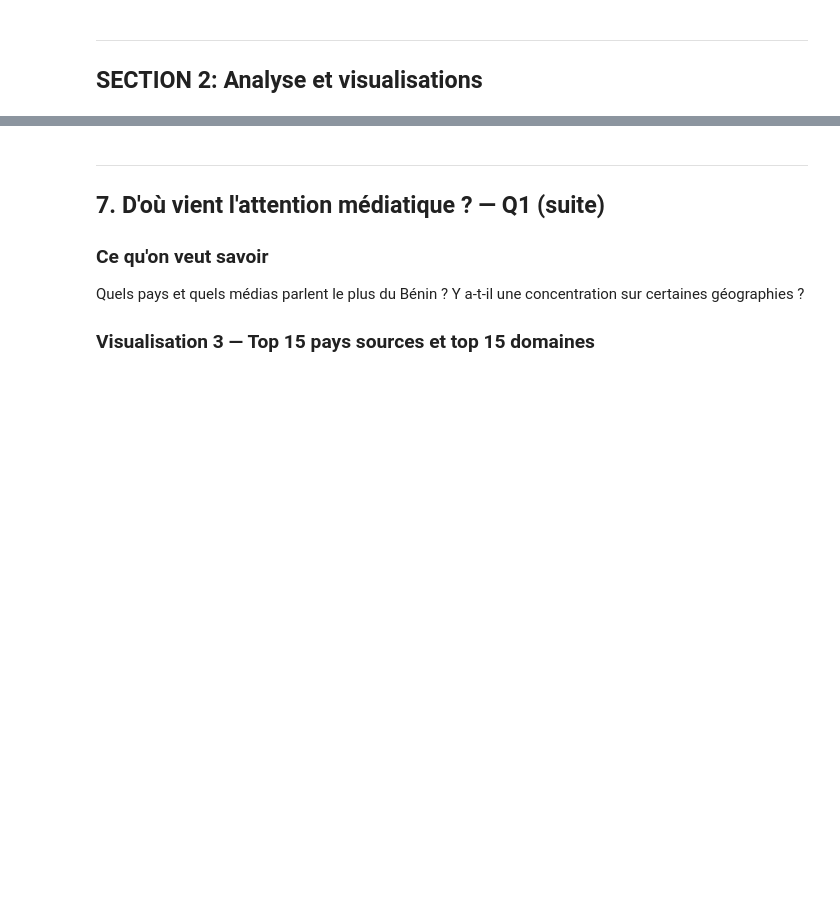
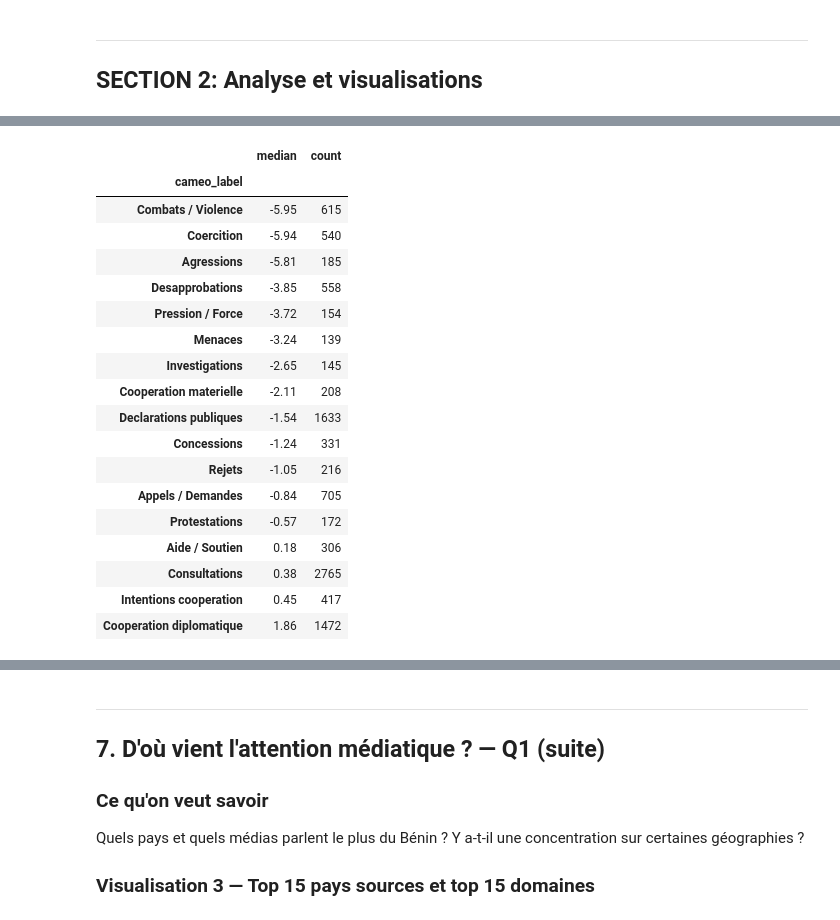
Before and after one commit to CarineEpitech/Hackathon_Isheero_Team04, a Jupyter notebook: notebooks/eda.ipynb, the cells around one changed output, grey strips where cells are left out. Drawn from its saved outputs; the diff is of its cells as text; code cells hidden in the pictures; blank space fills up the shorter version.

Commit message:
add:  vizs tonalité médiatique

```diff
--- a/notebooks/eda.ipynb
+++ b/notebooks/eda.ipynb
@@ -471,41 +581,39 @@ Ton médian        : -1.03
 # %%
-# Top 8 EventRootCode pour ne pas saturer la lecture
-top_roots = df['EventRootCode'].value_counts().head(8).index
-df_top = df[df['EventRootCode'].isin(top_roots)].copy()
+# --- Mapping codes CAMEO -> libelles ---
+cameo_labels = {
+    1: 'Declarations publiques',
+    2: 'Appels / Demandes',
+    3: 'Intentions cooperation',
+    4: 'Consultations',
+    5: 'Cooperation diplomatique',
+    6: 'Cooperation materielle',
+    7: 'Aide / Soutien',
+    8: 'Concessions',
+    9: 'Investigations',
+    10: 'Exigences',
+    11: 'Desapprobations',
+    12: 'Rejets',
+    13: 'Menaces',
+    14: 'Protestations',
+    15: 'Pression / Force',
+    16: 'Reduction relations',
+    17: 'Coercition',
+    18: 'Agressions',
+    19: 'Combats / Violence'
+}
+df['cameo_label'] = df['EventRootCode'].map(cameo_labels)
 
-# Mapping CAMEO simplifié (descriptions courtes)
-cameo_labels = {
-    '01': 'Déclaration publique', '1': 'Déclaration publique',
-    '02': 'Appel',                 '2': 'Appel',
-    '03': 'Intention coopération', '3': 'Intention coopération',
-    '04': 'Consultation',          '4': 'Consultation',
-    '05': 'Coopération diplomatique', '5': 'Coopération diplomatique',
-    '06': 'Coopération matérielle', '6': 'Coopération matérielle',
-    '07': 'Aide',                  '7': 'Aide',
-    '08': 'Concession',            '8': 'Concession',
-    '09': 'Enquête',               '9': 'Enquête',
-    '10': 'Demande',
-    '11': 'Désapprobation',
-    '12': 'Rejet',
-    '13': 'Menace',
-    '14': 'Protestation',
-    '15': 'Posture de force',
-    '16': 'Réduction relations',
-    '17': 'Coercition',
-    '18': 'Assaut',
-    '19': 'Combat',
-    '20': 'Violence de masse',
-}
-df_top['EventLabel'] = df_top['EventRootCode'].astype(str).map(cameo_labels).fillna(df_top['EventRootCode'].astype(str))
+# Garder uniquement les codes avec >= 100 evenements pour la lisibilite
+top_codes = df['EventRootCode'].value_counts()
+top_codes = top_codes[top_codes >= 100].index
+df_top = df[df['EventRootCode'].isin(top_codes)].copy()
 
-fig, ax = plt.subplots(figsize=(11, 6))
-ordre_box = df_top.groupby('EventLabel')['AvgTone'].median().sort_values().index
-sns.boxplot(data=df_top, x='AvgTone', y='EventLabel', order=ordre_box,
-            palette='RdYlGn', ax=ax)
-ax.axvline(0, color='black', linestyle='--', linewidth=1, alpha=0.6)
-ax.set_title("Distribution de la tonalité par type d'événement (top 8 CAMEO)", pad=15)
-ax.set_xlabel("AvgTone")
-ax.set_ylabel("Type d'événement")
-plt.tight_layout()
-plt.show()
+ordre = (
+    df_top.groupby('cameo_label')['AvgTone']
+          .median()
+          .sort_values()
+          .index
+)
+print(f'Codes CAMEO retenus (>= 100 evenements) : {len(top_codes)}')
+df_top.groupby('cameo_label')['AvgTone'].agg(['median','count']).sort_values('median').round(2)
 # %% [output]
@@ -512,0 +621,19 @@ plt.show()
+|  | median | count |
+| cameo_label |  |  |
+| Combats / Violence | -5.95 | 615 |
+| Coercition | -5.94 | 540 |
+| Agressions | -5.81 | 185 |
+| Desapprobations | -3.85 | 558 |
+| Pression / Force | -3.72 | 154 |
+| Menaces | -3.24 | 139 |
+| Investigations | -2.65 | 145 |
+| Cooperation materielle | -2.11 | 208 |
+| Declarations publiques | -1.54 | 1633 |
+| Concessions | -1.24 | 331 |
+| Rejets | -1.05 | 216 |
+| Appels / Demandes | -0.84 | 705 |
+| Protestations | -0.57 | 172 |
+| Aide / Soutien | 0.18 | 306 |
+| Consultations | 0.38 | 2765 |
+| Intentions cooperation | 0.45 | 417 |
+| Cooperation diplomatique | 1.86 | 1472 |
```
Also changed, not shown: parts of 17 cells of this notebook, 3 other files.
